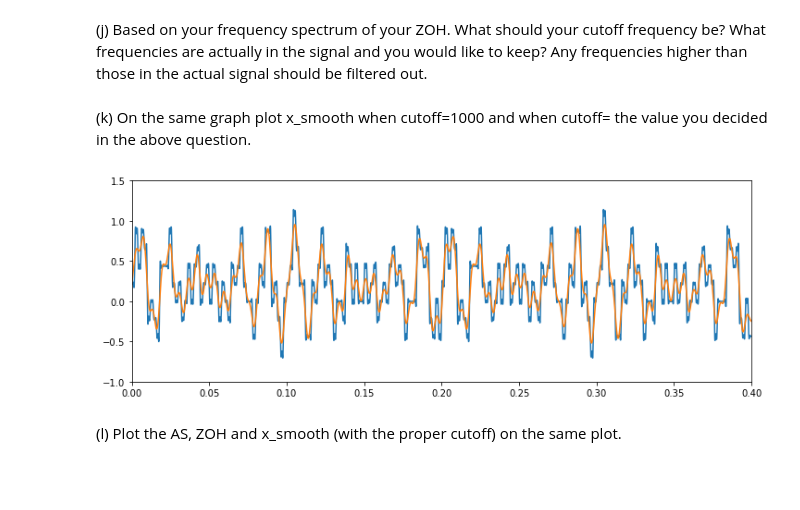
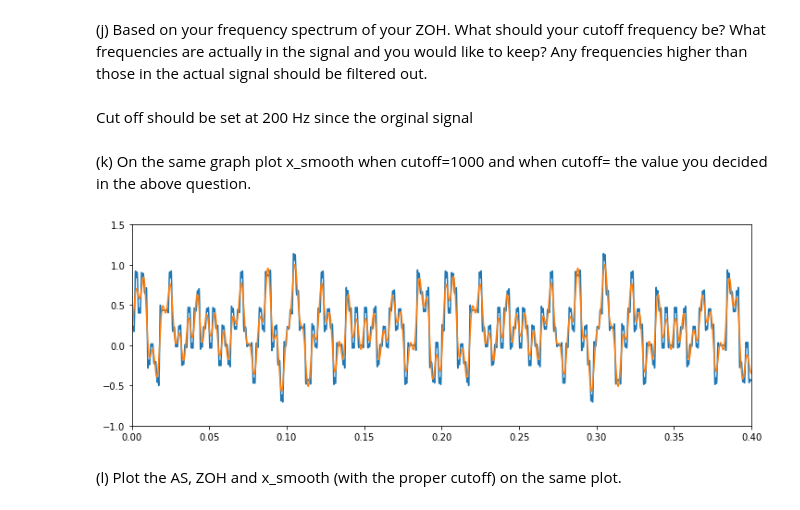
Before and after one commit to dcollie/P3700-SignalProcessing, a Jupyter notebook: P3700_Lab1_Collie.ipynb, the cells around one changed output. Saved outputs shown, nothing was run; the diff lists cells and outputs as text; code cells hidden in the pictures; blank space fills up the shorter version.

```diff
--- a/P3700_Lab1_Collie.ipynb
+++ b/P3700_Lab1_Collie.ipynb
@@ -14,17 +14,18 @@ import matplotlib.pyplot as plt
 import math
 # %%
 def v_t(t):
+    '''This function for V(t) that takes a time parameter and returns the voltage'''
     v = 0.3*math.sin(2*math.pi*50*t)+0.3*math.sin(2*math.pi*175*t)+0.3*math.sin(2*math.pi*60*t)+.2
     return v
 
-f=50
+f=50                               # using 50 Hz as the frequency of v
 T=1/f
 cycles = 20
-t = np.arange(0,cycles*T,.0001)
-v = [v_t(n) for n in t]
+t = np.arange(0,cycles*T,.0001)    # "continuous" time sampled at 10000 Hz
+v = [v_t(n) for n in t]            # "continuous" signal v generated
 
 plt.figure(figsize=(12,4))
-plt.axis([0,.4,-1.5,1.5]) # we’re not plotting all cycles so we can see what’s going on
+plt.axis([0,.4,-1.5,1.5])
 plt.plot(t,v)
 plt.xlabel("Time (s)")
 plt.ylabel("Amplitude")
@@ -147,28 +162,29 @@ Cut off should be set at
+# %% [markdown]
+Cut off should be set at 200 Hz since the orginal signal
 # %% [markdown]
 
 (k) On the same graph plot x_smooth when cutoff=1000 and when cutoff= the value you decided in the above question.
 # %%
 from scipy import signal
 cutoff1 = 1000 # cutoff frequency.
-#The intensity of all frequencies above this will be reduced.
 nyq = 0.5 * 1/.0001 # fs is the sampling rate of x_zoh
 normal_cutoff1 = cutoff1 / nyq # normalized cutoff frequency
 b1, a1 = signal.butter(5, normal_cutoff1, 'low')
 q_signal_smooth1 = signal.filtfilt(b1, a1, q_signal_zoh)
 
-cutoff2 = 180 # cutoff frequency.
+cutoff2 = 200 # cutoff frequency.
 #The intensity of all frequencies above this will be reduced.
 nyq = 0.5 * 1/.0001 # fs is the sampling rate of x_zoh
 normal_cutoff2 = cutoff2 / nyq # normalized cutoff frequency
 b2, a2 = signal.butter(5, normal_cutoff2, 'low')
 q_signal_smooth2= signal.filtfilt(b2, a2, q_signal_zoh)
 
 plt.figure(figsize=(12,4))
 plt.axis([0,.4,-1,1.5])
 plt.plot(t,q_signal_smooth1)
 plt.plot(t,q_signal_smooth2)
 plt.show()
 # %% [output]
-[figure, old version]
+[figure, new version]
 # %% [markdown]
 (l) Plot the AS, ZOH and x_smooth (with the proper cutoff) on the same plot.
```
Also changed, not shown: parts of 40 cells of this notebook, 17 other files.
